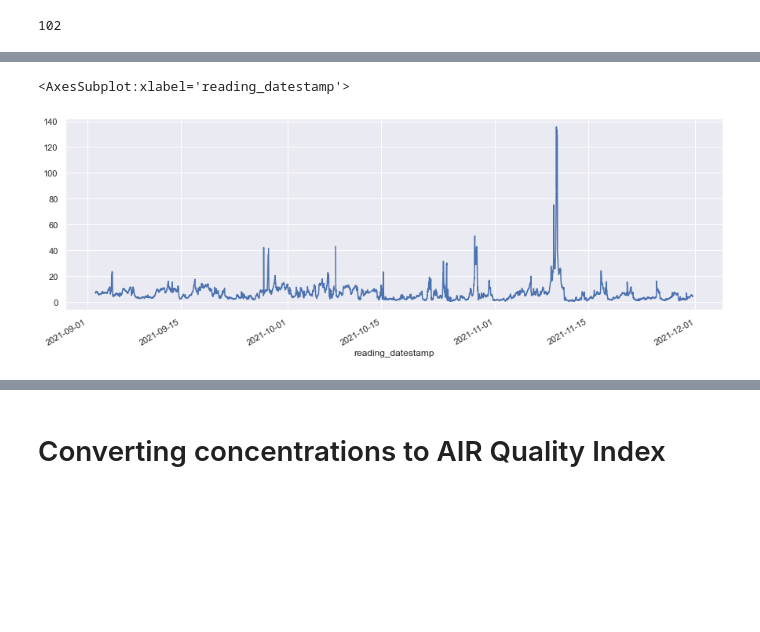
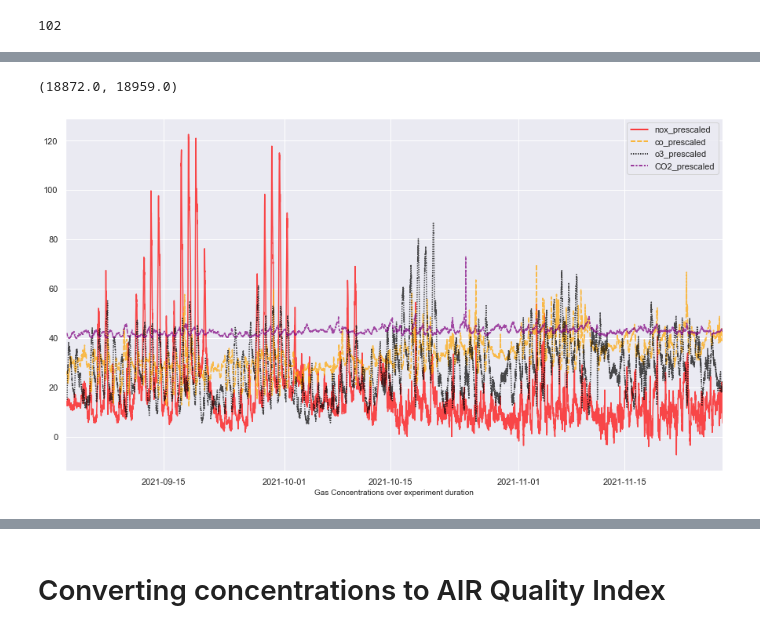
Before and after one commit to mihakim2/2021Fall_finals, a Jupyter notebook: DataViz+Analysis_Moazam.ipynb, the cells around one changed output, grey strips where cells are left out. Cells and saved outputs as stored; diff of their text form; code cells hidden in the pictures; blank space fills up the shorter version.

```diff
--- a/DataViz+Analysis_Moazam.ipynb
+++ b/DataViz+Analysis_Moazam.ipynb
@@ -44,7 +47,16 @@ df.head()
 | 2021-09-02 05:30:00 | 265.17 | 412.49 | 15.54 | 7.48 | 20.59 | 5.20 | ... |
 | 2021-09-02 05:45:00 | 256.95 | 408.79 | 17.10 | 6.56 | 23.36 | 5.40 | ... |
 # %%
-df['pm2_5_prescale'].plot(figsize=(15,5))
+df_scale=df.copy()
+df_scale['co_prescaled']=df_scale['co_prescaled']/10
+df_scale['CO2_prescaled']=df_scale['CO2_prescaled']/10
+sns.set_context("notebook", font_scale=1)
+sns.set(rc={'figure.figsize':(15,8.27)})
+left = dt(2021,9,2)
+right = dt(2021,11,28)
+ax = sns.lineplot(data=df_scale[['nox_prescaled', 'co_prescaled', 'o3_prescaled','CO2_prescaled']], palette = ['red', 'orange','black','purple'], alpha=0.7)
+ax.set_xlabel('Gas Concentrations over experiment duration', fontsize=10)
+ax.set_xlim(left, right)
 # %% [output]
-<AxesSubplot:xlabel='reading_datestamp'>
+(18872.0, 18959.0)
-[figure, old version]
+[figure, new version]
```
Also changed, not shown: parts of 20 cells of this notebook, 6 other files.
